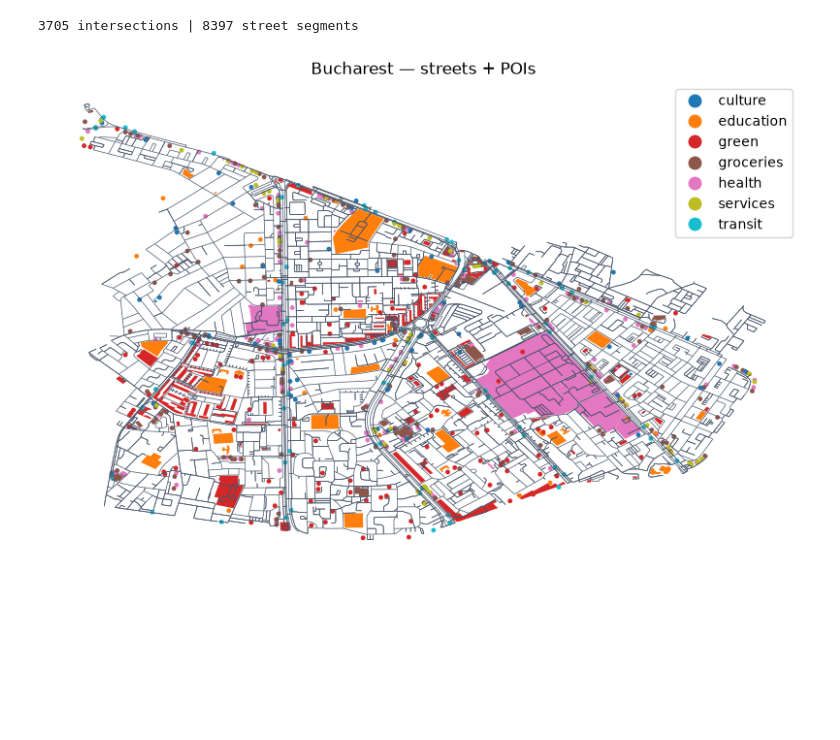
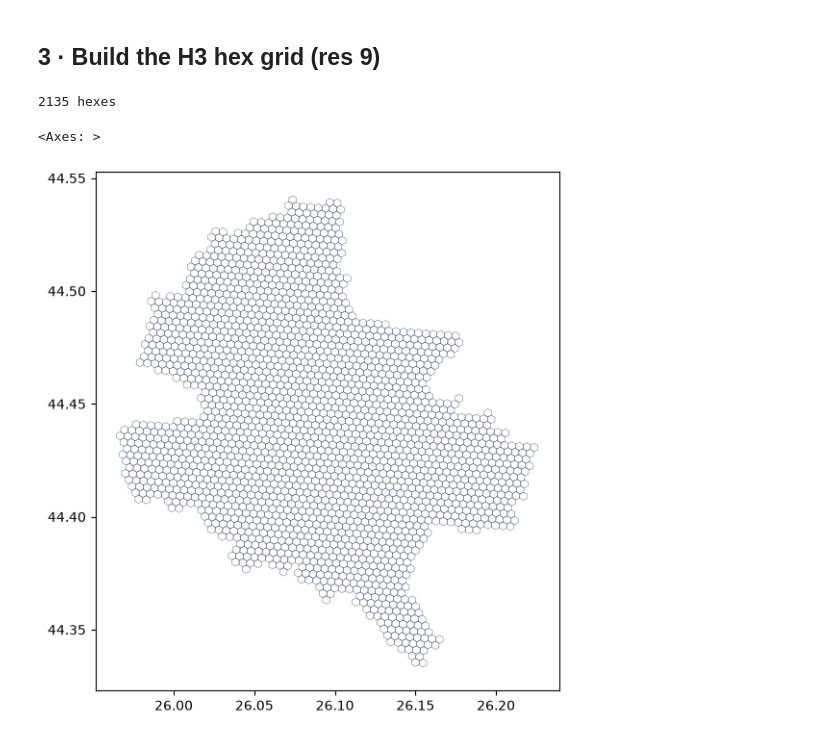
Before and after one commit to alexchiric/City-Maps, a Jupyter notebook: Ideal_livable_spots.ipynb, the cells around one changed output. Drawn from its saved outputs; the diff is of its cells as text; code cells hidden in the pictures; blank space fills up the shorter version.

```diff
--- a/Ideal_livable_spots.ipynb
+++ b/Ideal_livable_spots.ipynb
@@ -22,7 +19,11 @@ Requirement already satisfied: pyfiglet>=1.0.2 in ./.venv/lib/python3.14/site-pa
 import osmnx as ox
 import geopandas as gpd
 import pandas as pd
-import city2graph as c2g
+import numpy as np
+import h3
+from shapely.geometry import Polygon
 from concurrent.futures import ThreadPoolExecutor, as_completed
 import matplotlib.pyplot as plt
 import folium
+
+ox.settings.use_cache = True
@@ -29,9 +32,8 @@ import folium
 # %%
-place = "Berceni, Bucuresti, Romania"
+place = "Bucuresti, Romania"     # prototype small; swap to "Bucharest, Romania" later
 
 g = ox.geocode_to_gdf(place)
 print(g.geom_type.iloc[0], "—", g.iloc[0]["display_name"])
-print(g.drop(columns="geometry"))   # inspect attributes without the giant WKT blob
-
+area = g.geometry.iloc[0]                 # reuse this geometry (no second geocode)
 g.explore()
 # %% [output]
@@ -100,21 +79,0 @@ G_w = ox.graph_from_polygon(area, network_type="all")
-# %%
-street_nodes, street_edges = ox.graph_to_gdfs(G_w)
-
-print(len(street_nodes), "intersections |", len(street_edges), "street segments")
-# %% [output]
-3705 intersections | 8397 street segments
-# %%
-fig, ax = plt.subplots(figsize=(10, 10))
-
-street_edges.plot(ax=ax, color="#475569", linewidth=0.5)
-#street_nodes.plot(ax=ax, color="#94a3b8", markersize=1)
-pois.plot(ax=ax, column="poi_category", markersize=6,
-          legend=True, cmap="tab10")
-
-ax.set_axis_off()
-ax.set_aspect("equal")
-plt.title("Bucharest — streets + POIs")
-fig.savefig("bucharest_map.svg", format="svg", bbox_inches="tight")
-plt.show()
-# %% [output]
-[figure, removed]
@@ -129,0 +80,17 @@ m.save("berceni_overlay.html")
+# %% [markdown]
+## 3 · Build the H3 hex grid (res 9)
+# %%
+def make_hexgrid(boundary_gdf, res=9):
+    aoi = boundary_gdf.to_crs(4326).union_all()
+    cells = h3.geo_to_cells(aoi, res)
+    poly = lambda c: Polygon([(lng, lat) for lat, lng in h3.cell_to_boundary(c)])
+    return gpd.GeoDataFrame({"h3_index": list(cells)},
+                            geometry=[poly(c) for c in cells], crs=4326)
+
+grid = make_hexgrid(g, res=9)
+print(len(grid), "hexes")
+grid.boundary.plot(figsize=(7, 7), color="#475569", linewidth=0.3)
+# %% [output]
+2135 hexes
+<Axes: >
+[figure, added]
```
Also changed, not shown: parts of 20 cells of this notebook, 4 other files.
